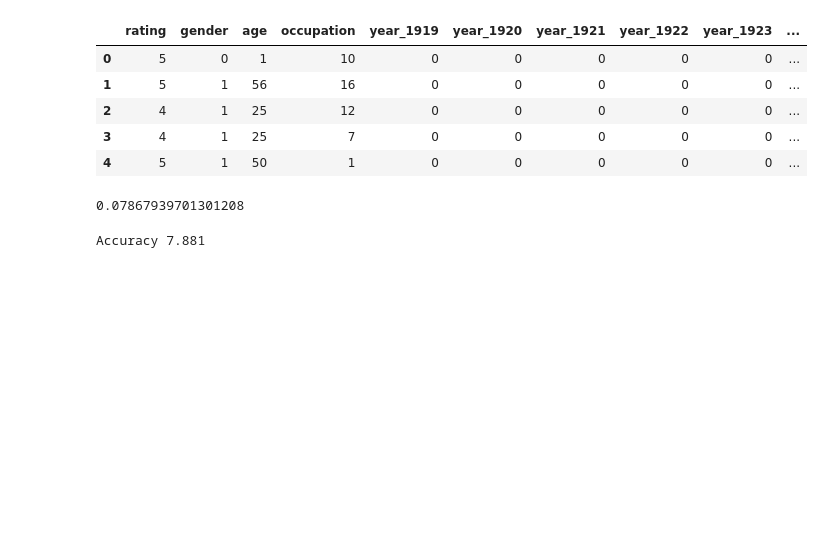
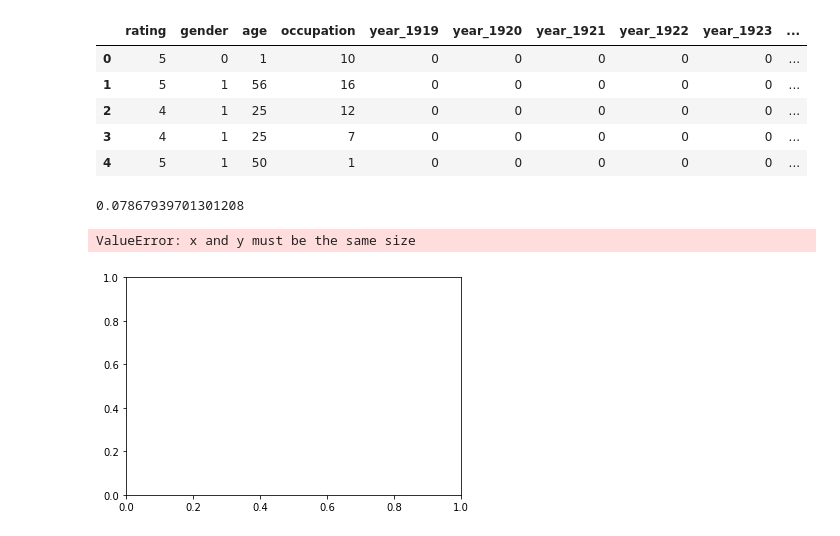
Before and after one commit to NDB333/Python_Practice, a Jupyter notebook: Pandas_Practice.ipynb, the cells around one changed output. Saved outputs shown, nothing was run; the diff lists cells and outputs as text; code cells hidden in the pictures; blank space fills up the shorter version.

```diff
--- a/Pandas_Practice.ipynb
+++ b/Pandas_Practice.ipynb
@@ -242,11 +246,13 @@ model = LinearRegression().fit(x_train, y_train)
 model.score(x_train, y_train)
 # %% [output]
 0.07867939701301208
-# %%
-predictions = model.predict(X)
-
-# Print out the statistics
-
-print(f'Accuracy {result*100:5.3f}')
-# %% [output]
-Accuracy 7.881
+# %%
+plt.scatter(x_train, y_train, color = "red")
+plt.plot(x_train, lr.predict(x_train), color = "green")
+plt.title("Rating Prediction")
+plt.xlabel("Independent Var")
+plt.ylabel("Rating")
+plt.show()
+# %% [output]
+ValueError: x and y must be the same size
+[figure, added]
```
Also changed, not shown: parts of 2 cells of this notebook, 2 other files.
